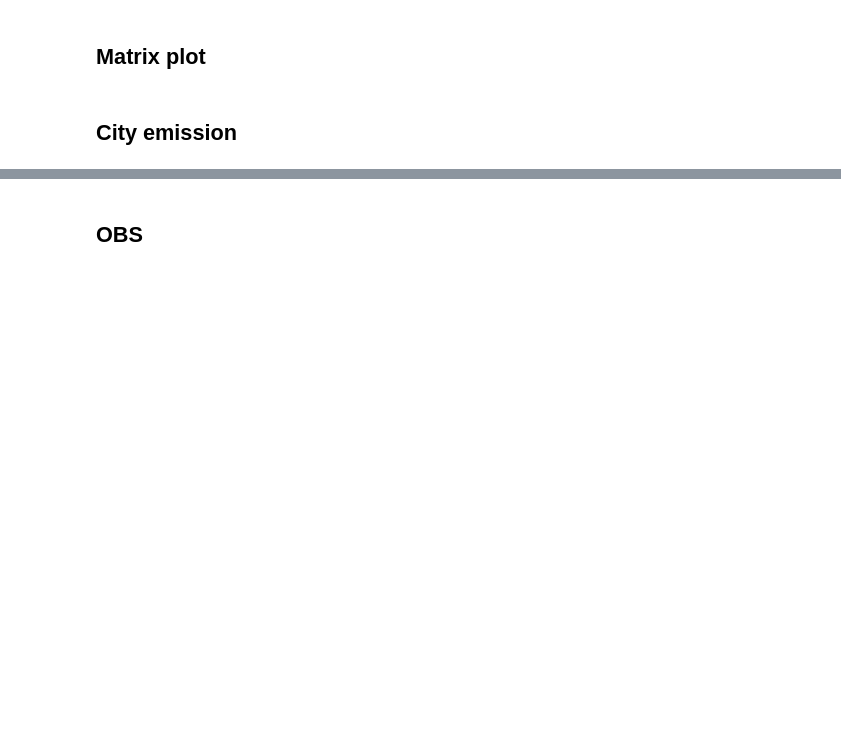
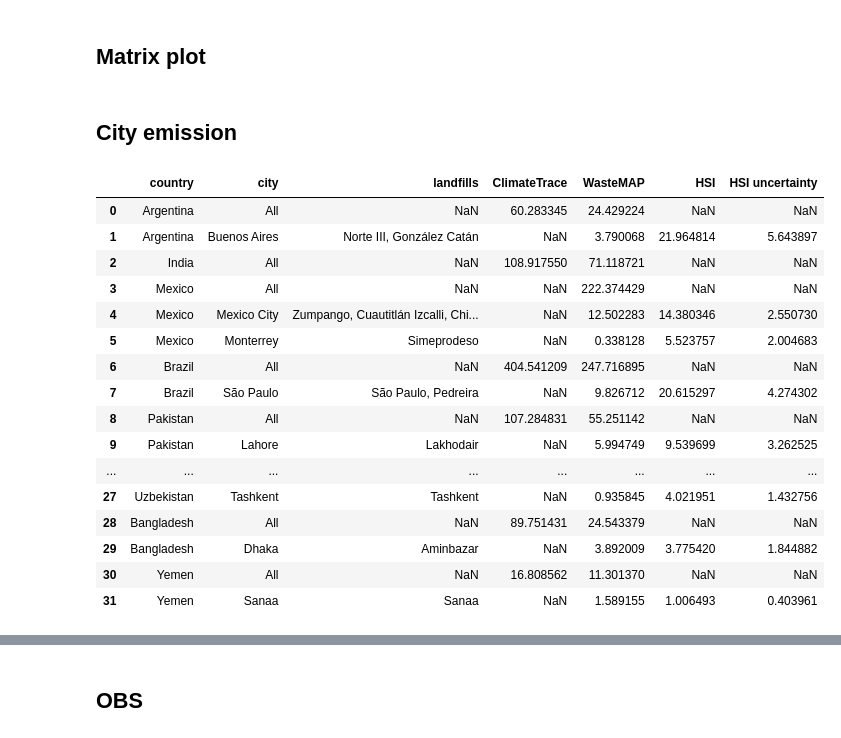
Before and after one commit to zxdawn/Hyper-Landfill, a Jupyter notebook: notebooks/emission_comp_th.ipynb, the cells around one changed output, grey strips where cells are left out. Drawn from its saved outputs; the diff is of its cells as text; code cells hidden in the pictures; blank space fills up the shorter version.

```diff
--- a/notebooks/emission_comp_th.ipynb
+++ b/notebooks/emission_comp_th.ipynb
@@ -226,6 +226,26 @@ def calc_city_emiss(row, df_merge):
         return np.nan, np.nan
 # %%
 df_city['HSI'], df_city['HSI uncertainty'] = zip(*df_city.apply(calc_city_emiss, args=(df_merge,), axis=1))
+# %%
+df_city
+# %% [output]
+|  | country | city | landfills | ClimateTrace | WasteMAP | HSI | HSI uncertainty |
+| 0 | Argentina | All | NaN | 60.283345 | 24.429224 | NaN | NaN |
+| 1 | Argentina | Buenos Aires | Norte III, González Catán | NaN | 3.790068 | 21.964814 | 5.643897 |
+| 2 | India | All | NaN | 108.917550 | 71.118721 | NaN | NaN |
+| 3 | Mexico | All | NaN | NaN | 222.374429 | NaN | NaN |
+| 4 | Mexico | Mexico City | Zumpango, Cuautitlán Izcalli, Chi... | NaN | 12.502283 | 14.380346 | 2.550730 |
+| 5 | Mexico | Monterrey | Simeprodeso | NaN | 0.338128 | 5.523757 | 2.004683 |
+| 6 | Brazil | All | NaN | 404.541209 | 247.716895 | NaN | NaN |
+| 7 | Brazil | São Paulo | São Paulo, Pedreira | NaN | 9.826712 | 20.615297 | 4.274302 |
+| 8 | Pakistan | All | NaN | 107.284831 | 55.251142 | NaN | NaN |
+| 9 | Pakistan | Lahore | Lakhodair | NaN | 5.994749 | 9.539699 | 3.262525 |
+| ... | ... | ... | ... | ... | ... | ... | ... |
+| 27 | Uzbekistan | Tashkent | Tashkent | NaN | 0.935845 | 4.021951 | 1.432756 |
+| 28 | Bangladesh | All | NaN | 89.751431 | 24.543379 | NaN | NaN |
+| 29 | Bangladesh | Dhaka | Aminbazar | NaN | 3.892009 | 3.775420 | 1.844882 |
+| 30 | Yemen | All | NaN | 16.808562 | 11.301370 | NaN | NaN |
+| 31 | Yemen | Sanaa | Sanaa | NaN | 1.589155 | 1.006493 | 0.403961 |
 # %%
 df_country = df_city.groupby(['country'], as_index=False)\
     .agg({'HSI': lambda x: x.sum(min_count=1),
```
Also changed, not shown: parts of 16 cells of this notebook, 8 other files.
